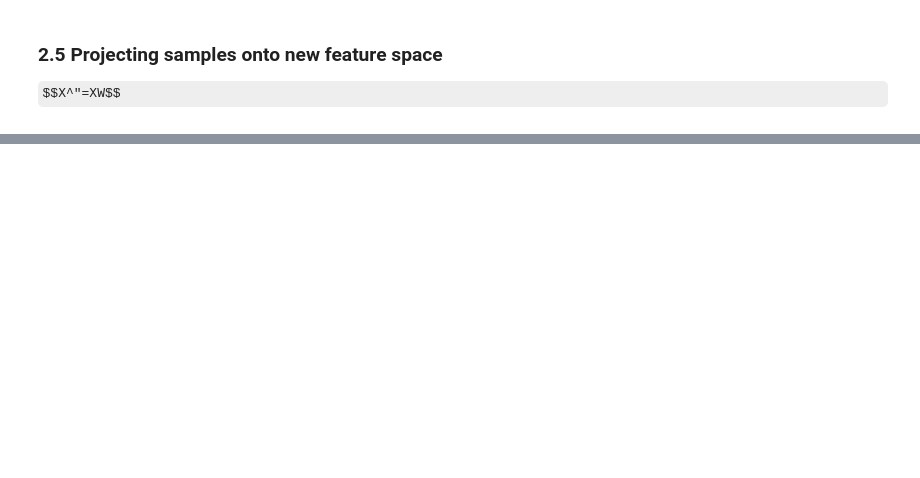
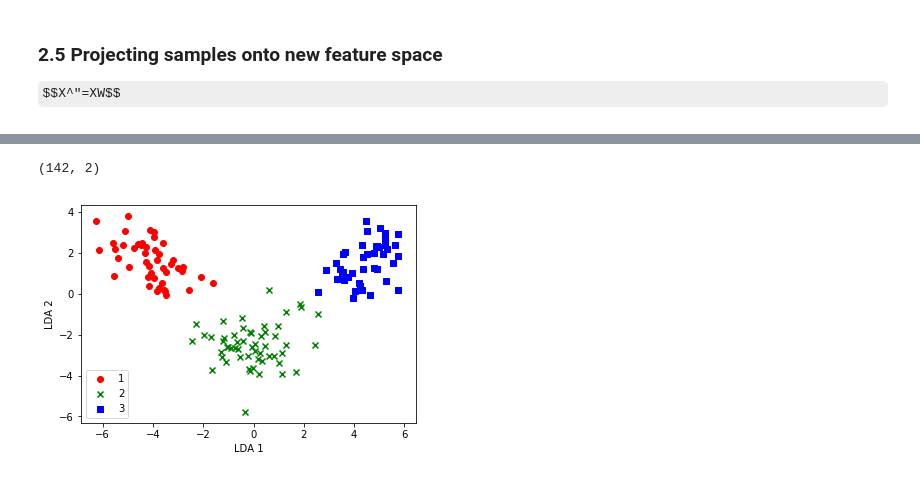
Before and after one commit to shriawesome/MachineLearning, a Jupyter notebook: Understanding Algorithms/LinearDiscriminantAnalysis/LDA_winedataset.ipynb, the cells around one changed output, grey strips where cells are left out. Drawn from its saved outputs; the diff is of its cells as text; code cells hidden in the pictures; some formulas as TeX source; blank space fills up the shorter version.

```diff
--- a/Understanding Algorithms/LinearDiscriminantAnalysis/LDA_winedataset.ipynb
+++ b/Understanding Algorithms/LinearDiscriminantAnalysis/LDA_winedataset.ipynb
@@ -218,0 +240,19 @@ $$X^"=XW$$
+# %%
+from sklearn.discriminant_analysis import LinearDiscriminantAnalysis as LDA
+lda=LDA(n_components=2)
+x_train_slda=lda.fit_transform(x_train_std,y_train)
+x_train_slda.shape
+# %% [output]
+(142, 2)
+# %%
+color=['red','green','blue']
+markers=['o','x','s']
+
+for label in range(1,4):
+    plt.scatter(x_train_slda[y_train==label][:,0],x_train_slda[y_train==label][:,1],c=color[label-1],marker=markers[label-1],label=label)
+plt.xlabel('LDA 1')
+plt.ylabel('LDA 2')
+plt.legend(loc='best')
+plt.show()
+# %% [output]
+[figure, added]
```
Also changed, not shown: parts of 10 cells of this notebook.
